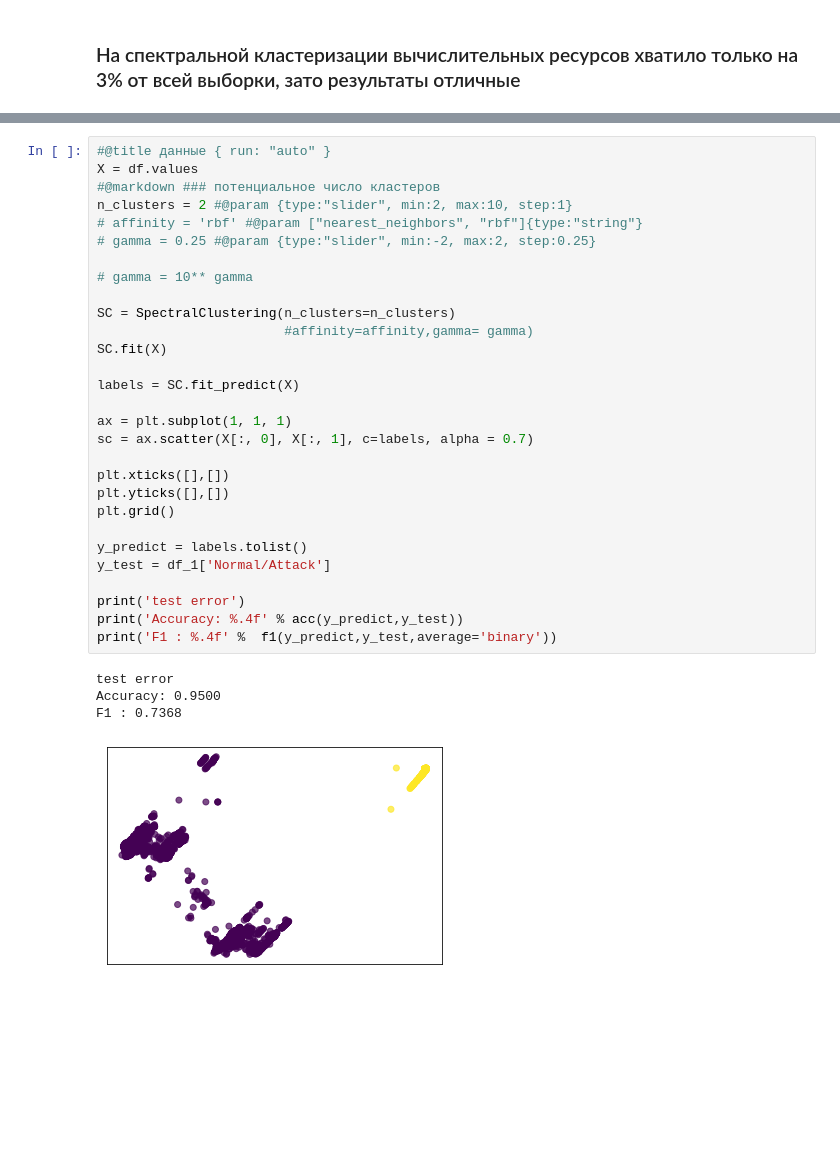
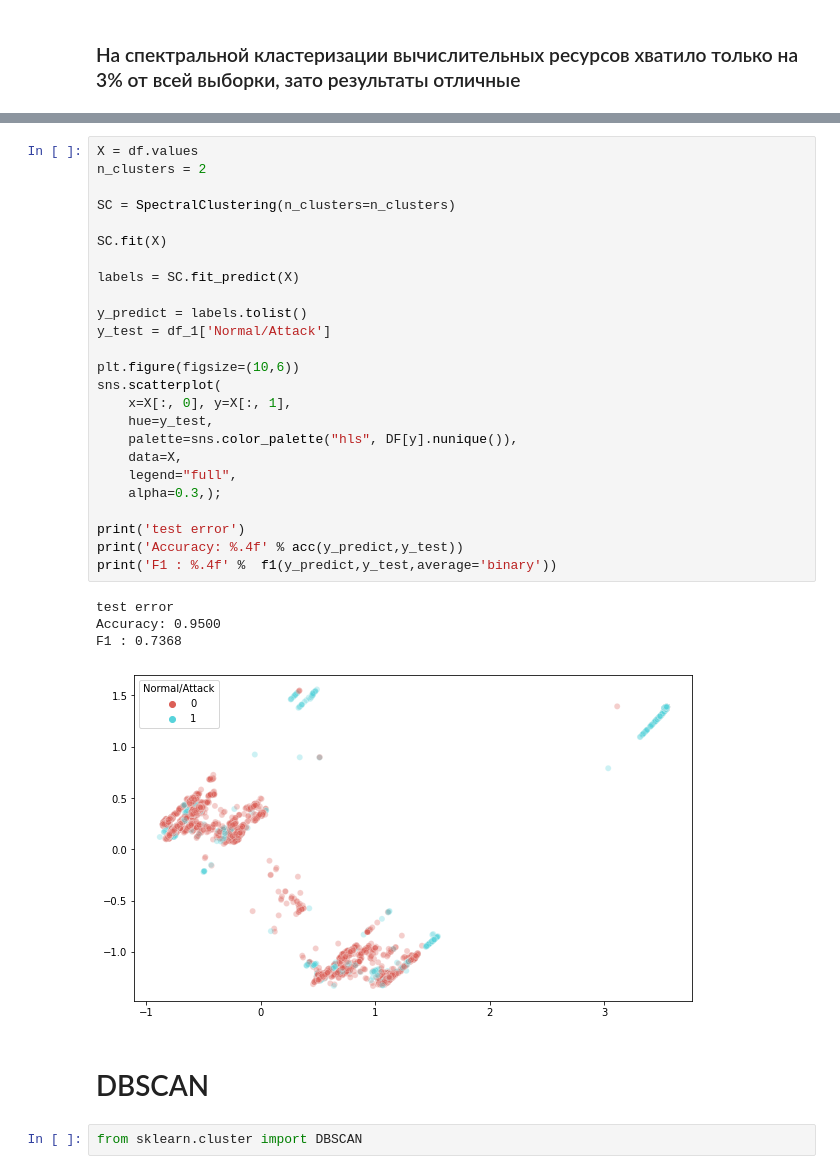
Before and after one commit to Nivt17/hacaton_2022, a Jupyter notebook: УРФУ_Хакатон_2022.ipynb, the cells around one changed output, grey strips where cells are left out. Saved outputs shown, nothing was run; the diff lists cells and outputs as text; blank space fills up the shorter version.

```diff
--- a/УРФУ_Хакатон_2022.ipynb
+++ b/УРФУ_Хакатон_2022.ipynb
@@ -513,37 +505,37 @@ df
 | 5097 | 1.061898 | -1.325993 | 0.772163 | 0.144113 | 0.543178 |
 | 146799 | -0.714231 | 0.235198 | 0.131822 | -0.374949 | 0.148744 |
 13498 rows × 5 columns
-# %%
-#@title данные { run: "auto" }
-X = df.values
-#@markdown ### потенциальное число кластеров
-n_clusters = 2 #@param {type:"slider", min:2, max:10, step:1}
-# affinity = 'rbf' #@param ["nearest_neighbors", "rbf"]{type:"string"}
-# gamma = 0.25 #@param {type:"slider", min:-2, max:2, step:0.25}
-
-# gamma = 10** gamma
-
-SC = SpectralClustering(n_clusters=n_clusters)
-                        #affinity=affinity,gamma= gamma)
-SC.fit(X)
-
-labels = SC.fit_predict(X)
-
-ax = plt.subplot(1, 1, 1)
-sc = ax.scatter(X[:, 0], X[:, 1], c=labels, alpha = 0.7)
-
-plt.xticks([],[])
-plt.yticks([],[])
-plt.grid()
-
-y_predict = labels.tolist()
-y_test = df_1['Normal/Attack']
-
-print('test error')
-print('Accuracy: %.4f' % acc(y_predict,y_test))
-print('F1 : %.4f' %  f1(y_predict,y_test,average='binary'))
-# %% [output]
-test error
-Accuracy: 0.9500
-F1 : 0.7368
-[figure, removed]
+# %%
+X = df.values
+n_clusters = 2
+
+SC = SpectralClustering(n_clusters=n_clusters)
+
+SC.fit(X)
+
+labels = SC.fit_predict(X)
+
+y_predict = labels.tolist()
+y_test = df_1['Normal/Attack']
+
+plt.figure(figsize=(10,6))
+sns.scatterplot(
+    x=X[:, 0], y=X[:, 1],
+    hue=y_test,
+    palette=sns.color_palette("hls", DF[y].nunique()),
+    data=X,
+    legend="full",
+    alpha=0.3,);
+
+print('test error')
+print('Accuracy: %.4f' % acc(y_predict,y_test))
+print('F1 : %.4f' %  f1(y_predict,y_test,average='binary'))
+# %% [output]
+test error
+Accuracy: 0.9500
+F1 : 0.7368
+[figure, added]
+# %% [markdown]
+# DBSCAN
+# %%
+from sklearn.cluster import DBSCAN
```
Also changed, not shown: parts of 6 cells of this notebook.
